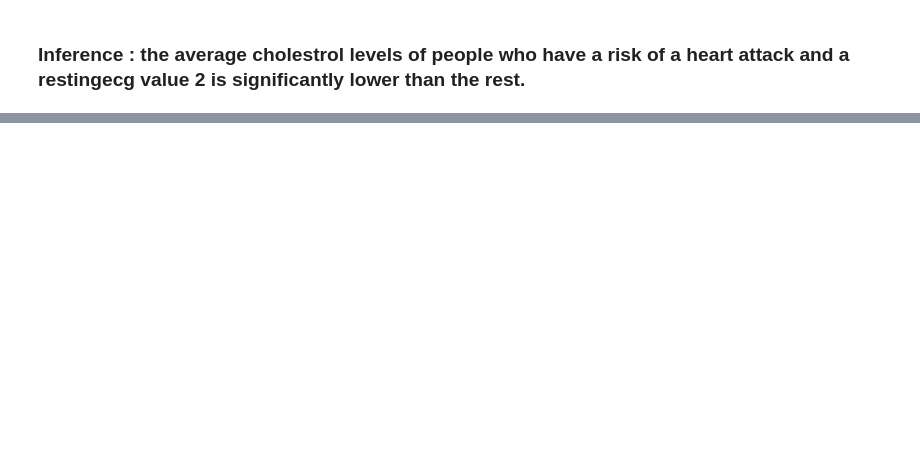
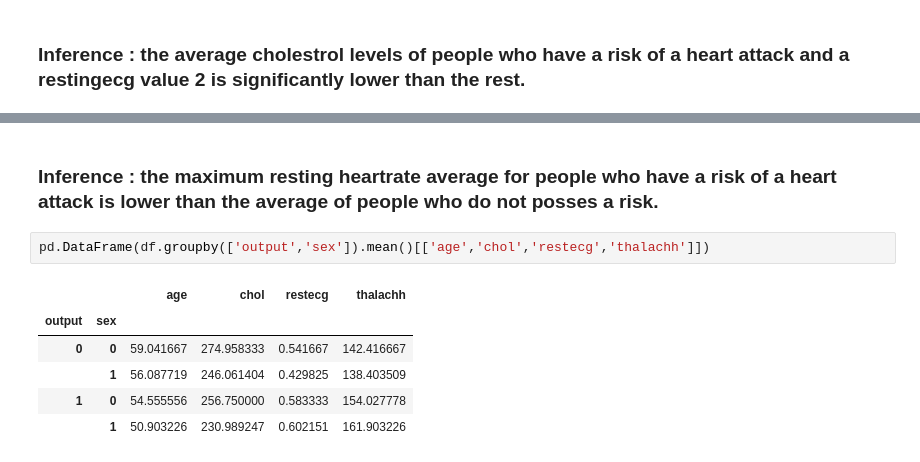
Before and after one commit to SharanKalyan/Heart-attack-predctions, a Jupyter notebook: Analysis.ipynb, the cells around one changed output, grey strips where cells are left out. Drawn from its saved outputs; the diff is of its cells as text; blank space fills up the shorter version.

```diff
--- a/Analysis.ipynb
+++ b/Analysis.ipynb
@@ -331,0 +351,11 @@ pd.DataFrame(df.groupby(['output','restecg']).mean()['chol'])
+# %% [markdown]
+### Inference : the maximum resting heartrate average for people who have a risk of a heart attack is lower than the average of people who do not posses a risk.
+# %%
+pd.DataFrame(df.groupby(['output','sex']).mean()[['age','chol','restecg','thalachh']])
+# %% [output]
+|  |  | age | chol | restecg | thalachh |
+| output | sex |  |  |  |  |
+| 0 | 0 | 59.041667 | 274.958333 | 0.541667 | 142.416667 |
+|  | 1 | 56.087719 | 246.061404 | 0.429825 | 138.403509 |
+| 1 | 0 | 54.555556 | 256.750000 | 0.583333 | 154.027778 |
+|  | 1 | 50.903226 | 230.989247 | 0.602151 | 161.903226 |
```
Also changed, not shown: parts of 6 cells of this notebook.
